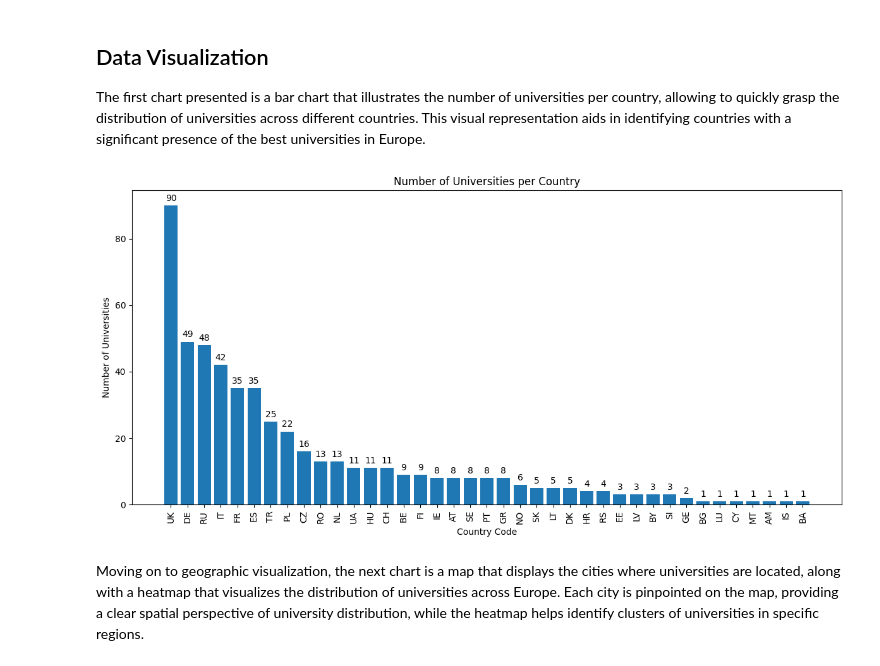
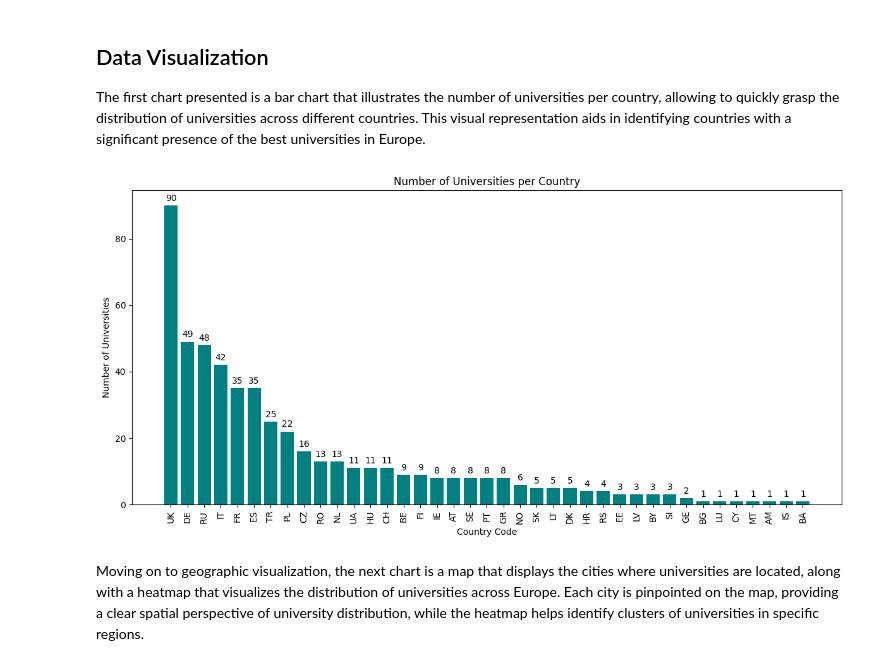
Before and after one commit to ikirovska/PRI-project, a Jupyter notebook: scripts/main.ipynb, the cells around one changed output. Cells and saved outputs as stored; diff of their text form; code cells hidden in the pictures.

```diff
--- a/scripts/main.ipynb
+++ b/scripts/main.ipynb
@@ -415,32 +415,36 @@ The first chart presented is a bar chart that illustrates the number of universi
 # %%
 import pandas as pd
 import matplotlib.pyplot as plt
 
 df = pd.read_csv("../datasets/01_Universities_ranking_filtered.csv")
 
 country_counts = df['Country Code'].value_counts().reset_index()
 country_counts.columns = ['Country Code', 'Number of Universities']
 
 country_counts = country_counts.sort_values(by='Number of Universities', ascending=False)
 
+bar_color = 'teal'
+
 plt.figure(figsize=(12, 6))
-bars = plt.bar(country_counts['Country Code'], country_counts['Number of Universities'])
+bars = plt.bar(country_counts['Country Code'], country_counts['Number of Universities'], color=bar_color)
 plt.xlabel('Country Code')
 plt.ylabel('Number of Universities')
 plt.title('Number of Universities per Country')
 plt.xticks(rotation=90)  # For better readability
 
 # Annotate the top of each column with the number of universities
 for bar in bars:
     height = bar.get_height()
     plt.annotate(f'{height}', xy=(bar.get_x() + bar.get_width() / 2, height), xytext=(0, 3),
                  textcoords='offset points', ha='center', va='bottom')
 
 plt.tight_layout()
 
+plt.savefig("../img/number_of_universities_per_country.png")
+
 plt.show()
 # %% [output]
-[figure, old version]
+[figure, new version]
 # %% [markdown]
 Moving on to geographic visualization, the next chart is a map that displays the cities where universities are located, along with a heatmap that visualizes the distribution of universities across Europe. Each city is pinpointed on the map, providing a clear spatial perspective of university distribution, while the heatmap helps identify clusters of universities in specific regions.
 # %%
```
Also changed, not shown: parts of 3 cells of this notebook, 2 other files.
